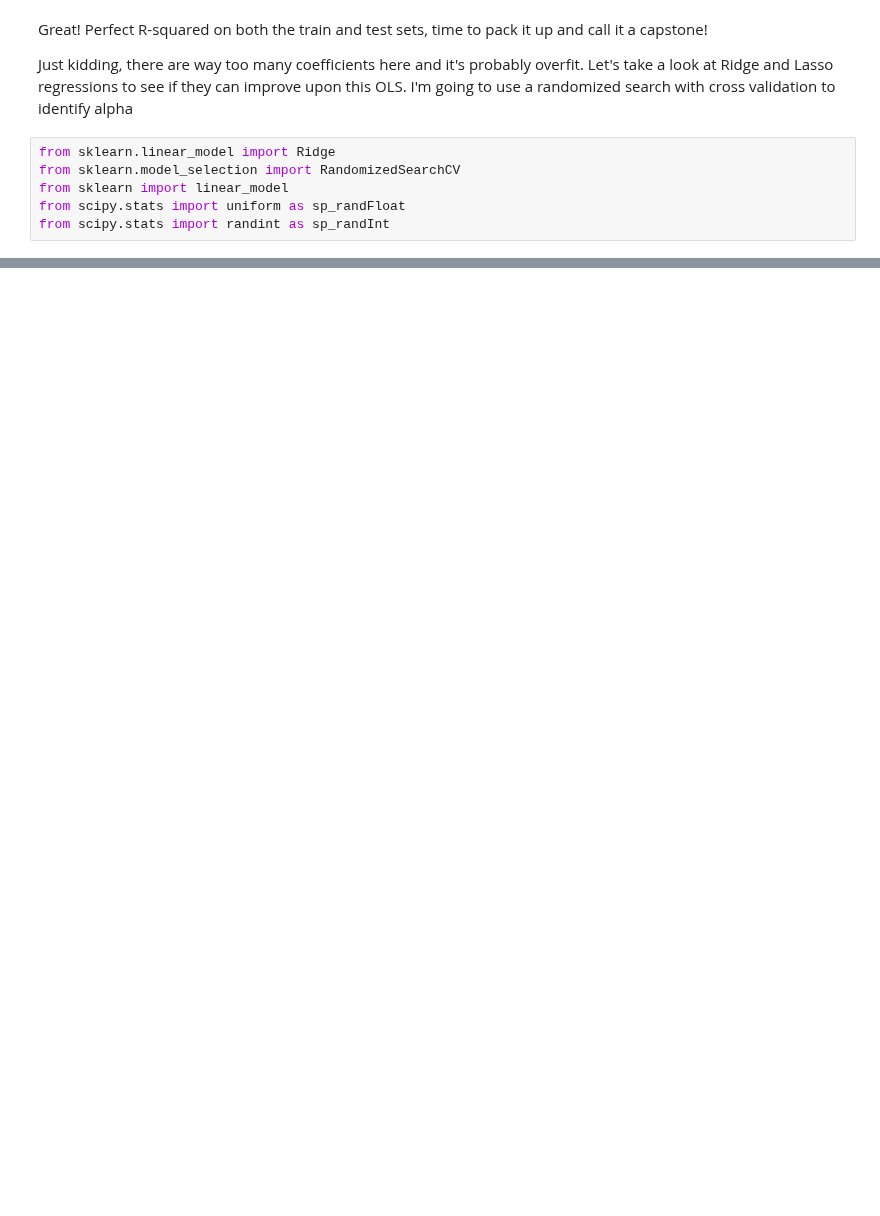
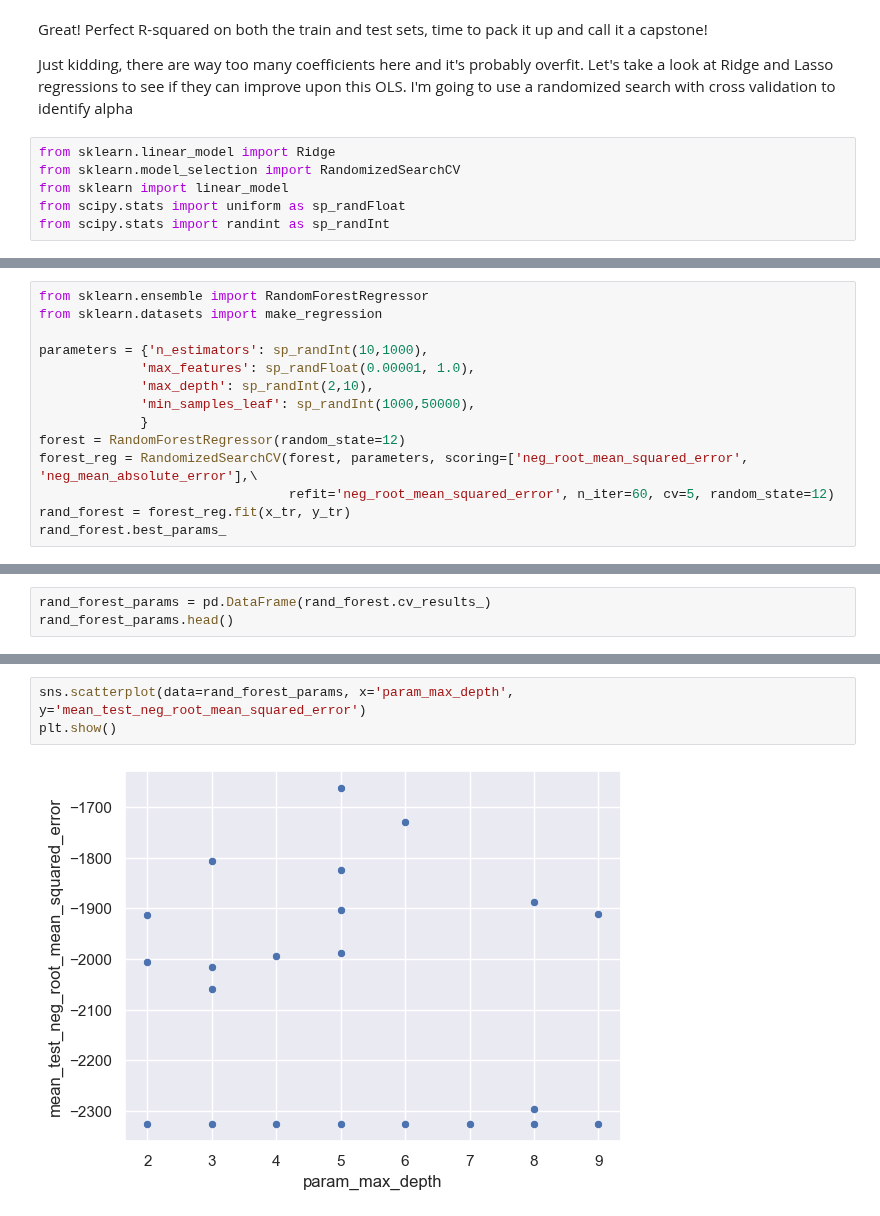
Before and after one commit to zjbrown0689/Solar-Panel-Capstone, a Jupyter notebook: notebooks/model_development.ipynb, the cells around one changed output, grey strips where cells are left out. Drawn from its saved outputs; the diff is of its cells as text; blank space fills up the shorter version.

```diff
--- a/notebooks/model_development.ipynb
+++ b/notebooks/model_development.ipynb
@@ -127,0 +194,14 @@ plt.show()
+# %%
+from sklearn.ensemble import RandomForestRegressor
+from sklearn.datasets import make_regression
+
+parameters = {'n_estimators': sp_randInt(10,1000),
+             'max_features': sp_randFloat(0.00001, 1.0),
+             'max_depth': sp_randInt(2,10),
+             'min_samples_leaf': sp_randInt(1000,50000),
+             }
+forest = RandomForestRegressor(random_state=12)
+forest_reg = RandomizedSearchCV(forest, parameters, scoring=['neg_root_mean_squared_error', 'neg_mean_absolute_error'],\
+                                refit='neg_root_mean_squared_error', n_iter=60, cv=5, random_state=12)
+rand_forest = forest_reg.fit(x_tr, y_tr)
+rand_forest.best_params_
@@ -127,0 +213,3 @@ plt.show()
+# %%
+rand_forest_params = pd.DataFrame(rand_forest.cv_results_)
+rand_forest_params.head()
@@ -127,0 +224,5 @@ plt.show()
+# %%
+sns.scatterplot(data=rand_forest_params, x='param_max_depth', y='mean_test_neg_root_mean_squared_error')
+plt.show()
+# %% [output]
+[figure, added]
```
Also changed, not shown: parts of 23 cells of this notebook.
